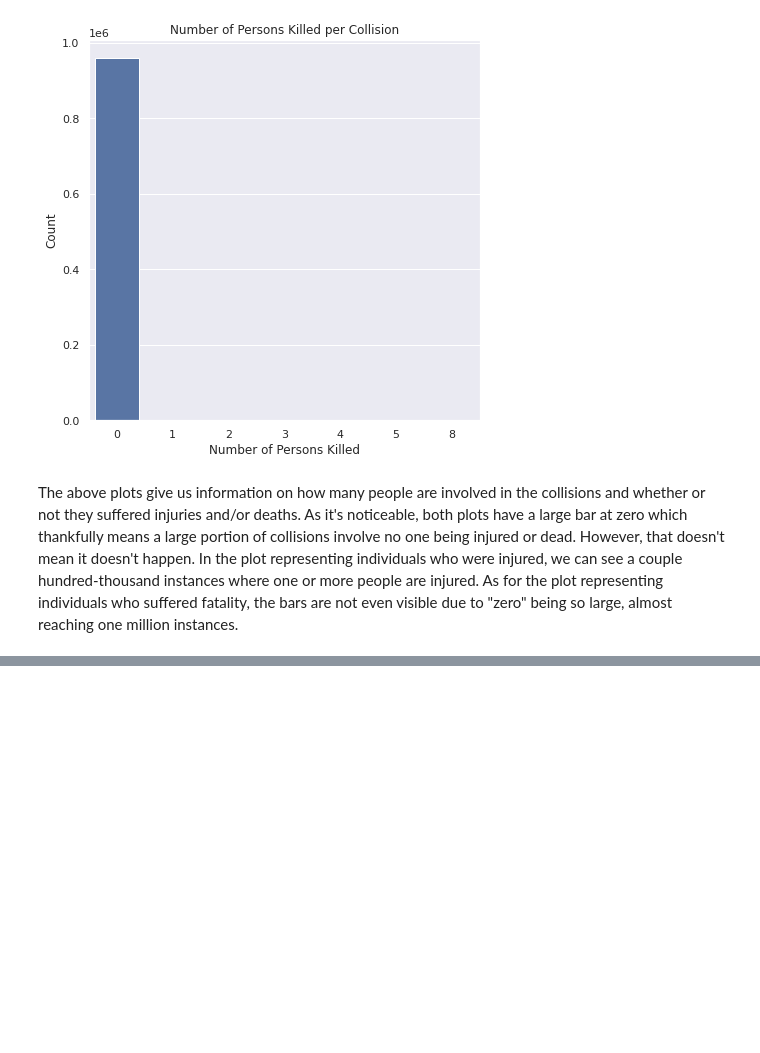
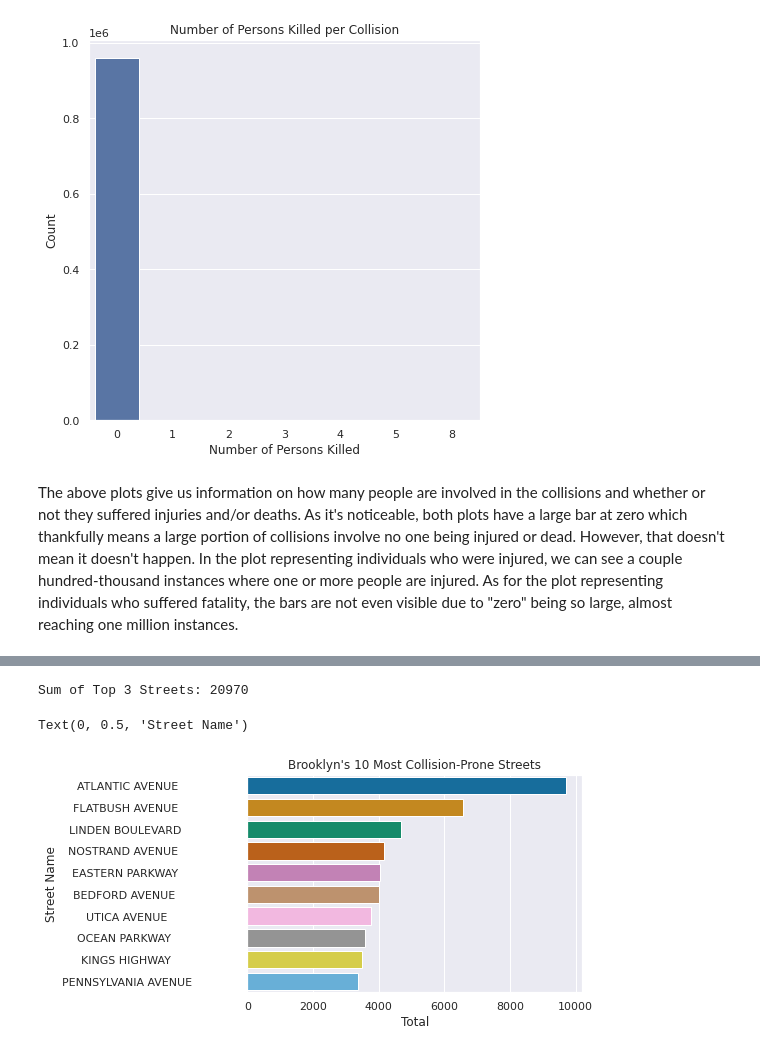
Before and after one commit to ynoTL23/MAT-328-Project, a Jupyter notebook: Project.ipynb, the cells around one changed output, grey strips where cells are left out. Cells and saved outputs as stored; diff of their text form; code cells hidden in the pictures; blank space fills up the shorter version.

```diff
--- a/Project.ipynb
+++ b/Project.ipynb
@@ -259,0 +295,16 @@ The above plots give us information on how many people are involved in the colli
+# %%
+brooklyndf = df[df['BOROUGH'] == 'BROOKLYN']
+
+brooklyndf = brooklyndf['ON STREET NAME'].value_counts()[:10].to_frame('total').reset_index()
+brooklyndf.rename(columns={'index': 'street'}, inplace=True)
+
+print(f"Sum of Top 3 Streets: {brooklyndf['total'].loc[:2].sum()}")
+
+sns.barplot(x='total', y='street', data=brooklyndf, palette='colorblind')
+plt.title('Brooklyn\'s 10 Most Collision-Prone Streets')
+plt.xlabel('Total')
+plt.ylabel('Street Name')
+# %% [output]
+Sum of Top 3 Streets: 20970
+Text(0, 0.5, 'Street Name')
+[figure, added]
```
Also changed, not shown: parts of 17 cells of this notebook.
